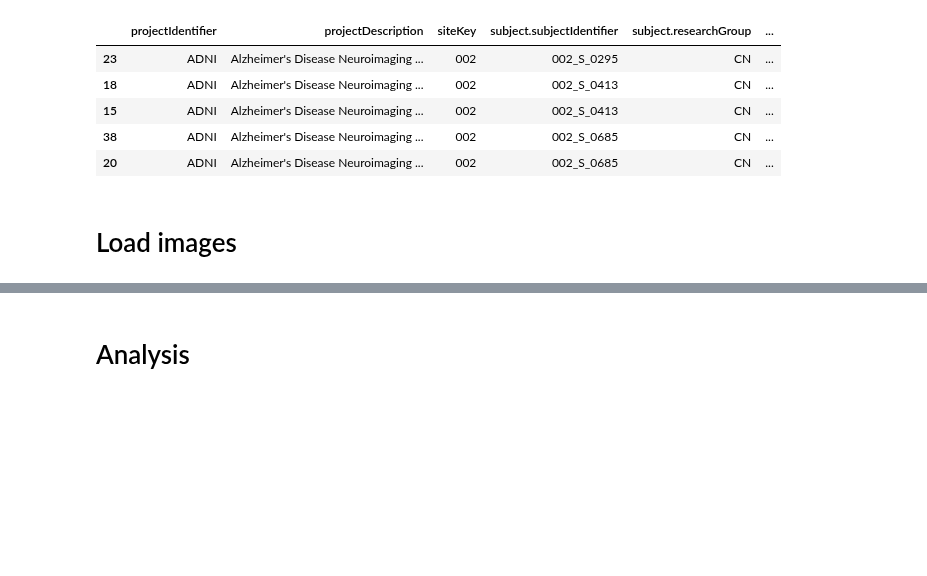
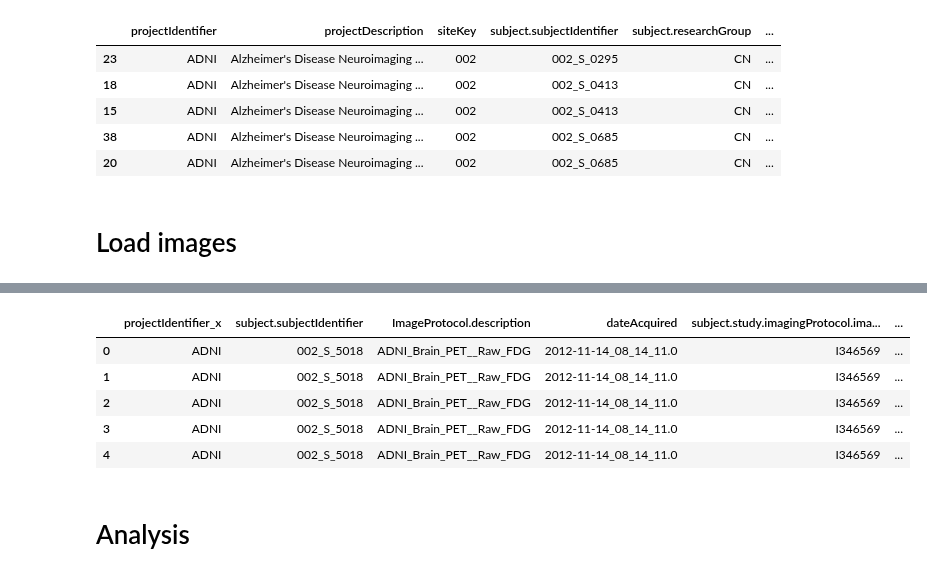
Before and after one commit to FredrikM97/Medical-ROI, a Jupyter notebook: Development/Analyse.ipynb, the cells around one changed output, grey strips where cells are left out. Cells and saved outputs as stored; diff of their text form; code cells hidden in the pictures; blank space fills up the shorter version.

```diff
--- a/Development/Analyse.ipynb
+++ b/Development/Analyse.ipynb
@@ -123,2 +77,10 @@ AttributeError: module 'utils' has no attribute 'display_dict_to_yaml'
 # %%
-merged_df = utils.merge_df(image_df, meta_df,cols=['subject.subjectIdentifier','subject.study.imagingProtocol.imageUID'])
+image_meta_df = utils.merge_df(image_df, meta_df,cols=['subject.subjectIdentifier','subject.study.imagingProtocol.imageUID'])
+utils.display_all_pd_cols(image_meta_df)
+# %% [output]
+|  | projectIdentifier_x | subject.subjectIdentifier | ImageProtocol.description | dateAcquired | subject.study.imagingProtocol.ima... | ... |
+| 0 | ADNI | 002_S_5018 | ADNI_Brain_PET__Raw_FDG | 2012-11-14_08_14_11.0 | I346569 | ... |
+| 1 | ADNI | 002_S_5018 | ADNI_Brain_PET__Raw_FDG | 2012-11-14_08_14_11.0 | I346569 | ... |
+| 2 | ADNI | 002_S_5018 | ADNI_Brain_PET__Raw_FDG | 2012-11-14_08_14_11.0 | I346569 | ... |
+| 3 | ADNI | 002_S_5018 | ADNI_Brain_PET__Raw_FDG | 2012-11-14_08_14_11.0 | I346569 | ... |
+| 4 | ADNI | 002_S_5018 | ADNI_Brain_PET__Raw_FDG | 2012-11-14_08_14_11.0 | I346569 | ... |
```
Also changed, not shown: parts of 7 cells of this notebook.
